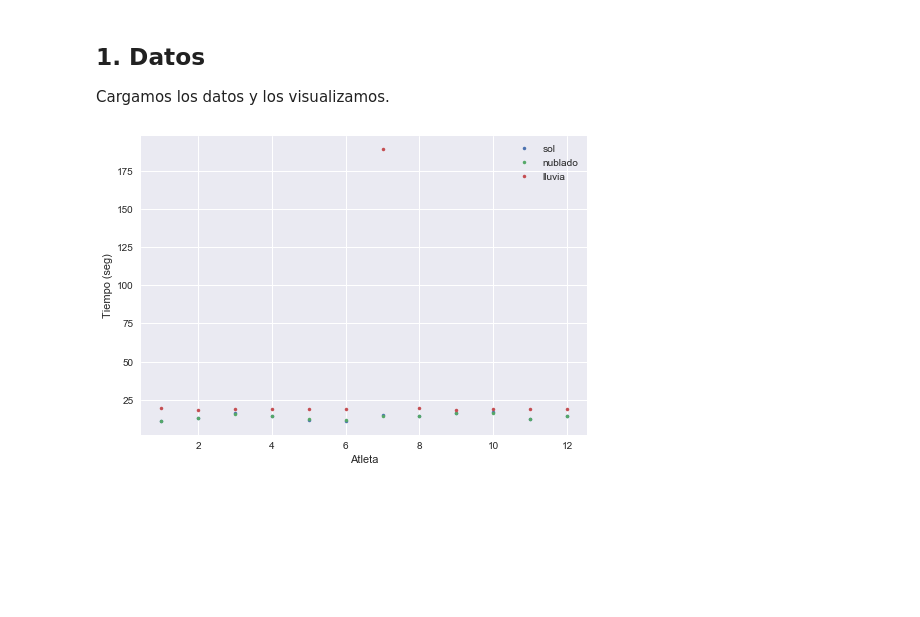
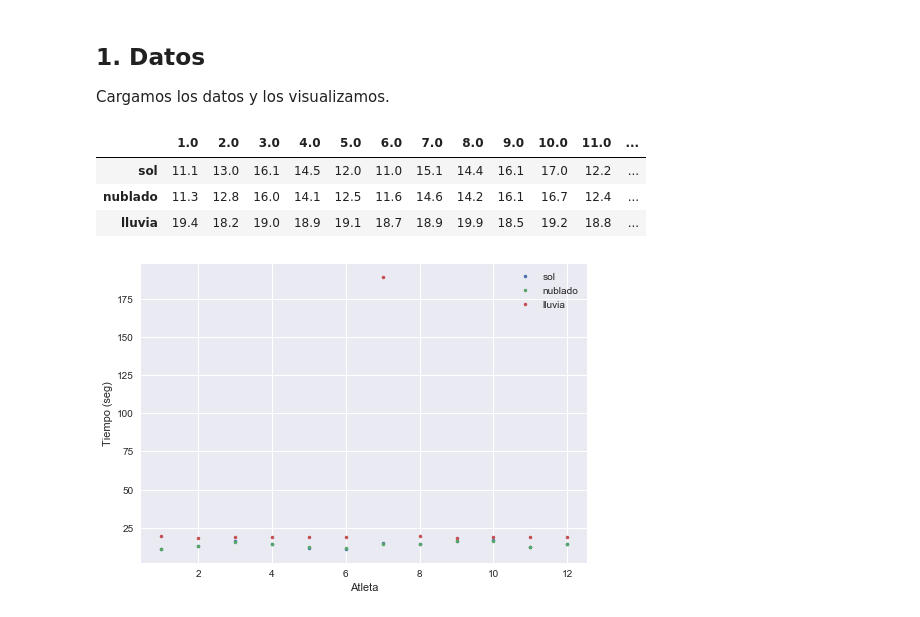
Before and after one commit to m2march/ciencia_datos, a Jupyter notebook: tp1/tp1.ipynb, the cells around one changed output. Saved outputs shown, nothing was run; the diff lists cells and outputs as text; code cells hidden in the pictures; blank space fills up the shorter version.

```diff
--- a/tp1/tp1.ipynb
+++ b/tp1/tp1.ipynb
@@ -21,6 +21,13 @@ Cargamos los datos y los visualizamos.
 # %%
 # Atleta tiempo_sol tiempo_nublado tiempo_lluvia
 datos = np.loadtxt('tiempos.txt', skiprows=1)
+# %%
+pd.DataFrame(datos[:,1:], columns=['sol', 'nublado', 'lluvia'], index=datos[:,0]).T
+# %% [output]
+|  | 1.0 | 2.0 | 3.0 | 4.0 | 5.0 | 6.0 | 7.0 | 8.0 | 9.0 | 10.0 | 11.0 | ... |
+| sol | 11.1 | 13.0 | 16.1 | 14.5 | 12.0 | 11.0 | 15.1 | 14.4 | 16.1 | 17.0 | 12.2 | ... |
+| nublado | 11.3 | 12.8 | 16.0 | 14.1 | 12.5 | 11.6 | 14.6 | 14.2 | 16.1 | 16.7 | 12.4 | ... |
+| lluvia | 19.4 | 18.2 | 19.0 | 18.9 | 19.1 | 18.7 | 18.9 | 19.9 | 18.5 | 19.2 | 18.8 | ... |
 # %%
 plt.plot(datos[:,0], datos[:,1], '.', label='sol')
 plt.plot(datos[:,0], datos[:,2], '.', label='nublado')
```
Also changed, not shown: parts of 57 cells of this notebook.
